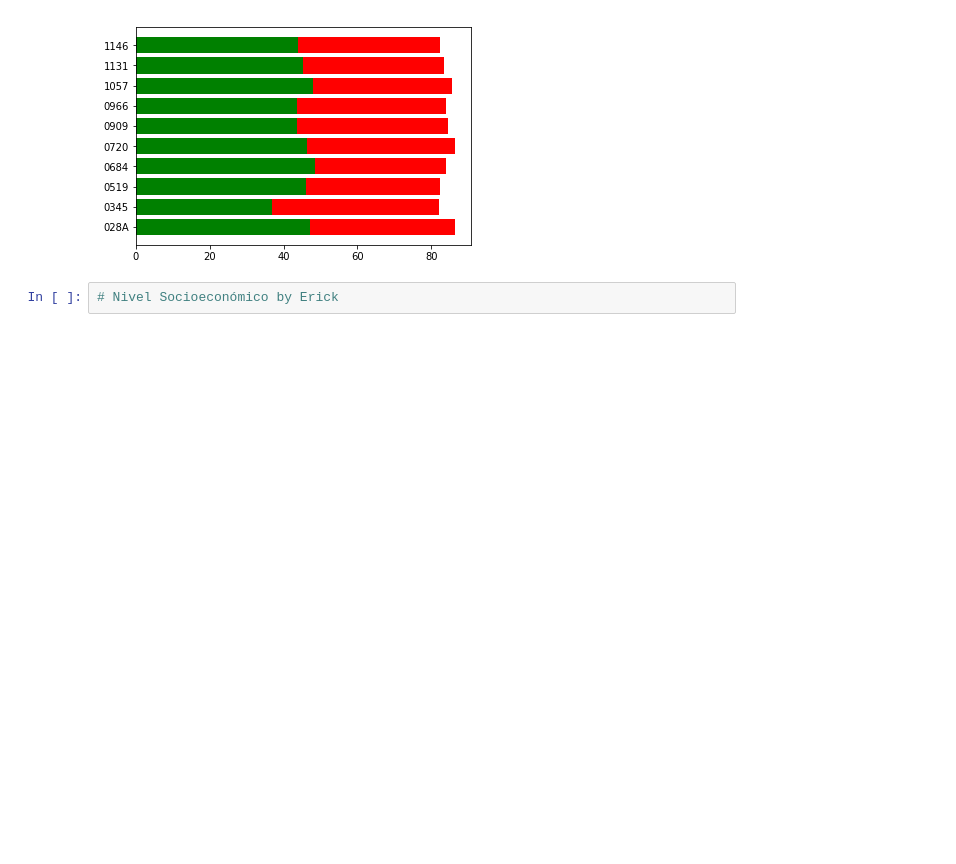
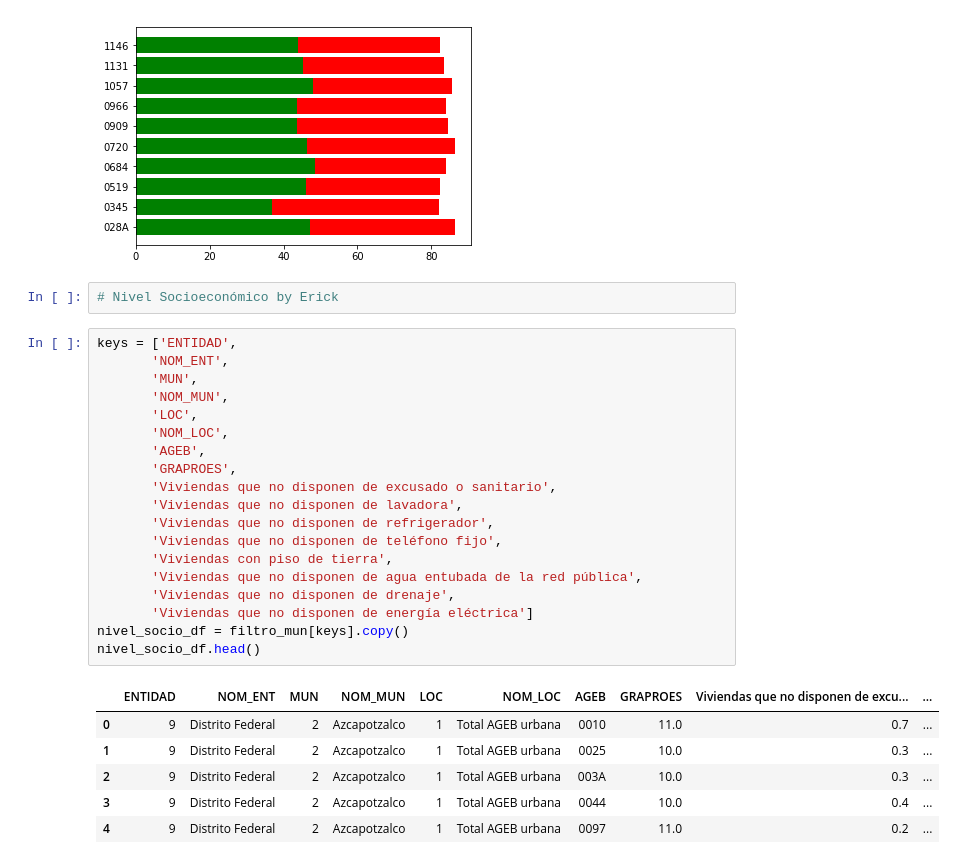
Before and after one commit to Iarmas/Project-1, a Jupyter notebook: Development/Shifu.ipynb, the cells around one changed output. Saved outputs shown, nothing was run; the diff lists cells and outputs as text; blank space fills up the shorter version.

```diff
--- a/Development/Shifu.ipynb
+++ b/Development/Shifu.ipynb
@@ -479,3 +479,29 @@ for i in range(len(list_key)):
 [figure]
 # %%
 # Nivel Socioeconómico by Erick
+# %%
+keys = ['ENTIDAD',
+       'NOM_ENT',
+       'MUN',
+       'NOM_MUN',
+       'LOC',
+       'NOM_LOC',
+       'AGEB',
+       'GRAPROES',
+       'Viviendas que no disponen de excusado o sanitario',
+       'Viviendas que no disponen de lavadora',
+       'Viviendas que no disponen de refrigerador',
+       'Viviendas que no disponen de teléfono fijo',
+       'Viviendas con piso de tierra',
+       'Viviendas que no disponen de agua entubada de la red pública',
+       'Viviendas que no disponen de drenaje',
+       'Viviendas que no disponen de energía eléctrica']
+nivel_socio_df = filtro_mun[keys].copy()
+nivel_socio_df.head()
+# %% [output]
+|  | ENTIDAD | NOM_ENT | MUN | NOM_MUN | LOC | NOM_LOC | AGEB | GRAPROES | Viviendas que no disponen de excu... | ... |
+| 0 | 9 | Distrito Federal | 2 | Azcapotzalco | 1 | Total AGEB urbana | 0010 | 11.0 | 0.7 | ... |
+| 1 | 9 | Distrito Federal | 2 | Azcapotzalco | 1 | Total AGEB urbana | 0025 | 10.0 | 0.3 | ... |
+| 2 | 9 | Distrito Federal | 2 | Azcapotzalco | 1 | Total AGEB urbana | 003A | 10.0 | 0.3 | ... |
+| 3 | 9 | Distrito Federal | 2 | Azcapotzalco | 1 | Total AGEB urbana | 0044 | 10.0 | 0.4 | ... |
+| 4 | 9 | Distrito Federal | 2 | Azcapotzalco | 1 | Total AGEB urbana | 0097 | 11.0 | 0.2 | ... |
```
Also changed, not shown: parts of 5 cells of this notebook.
